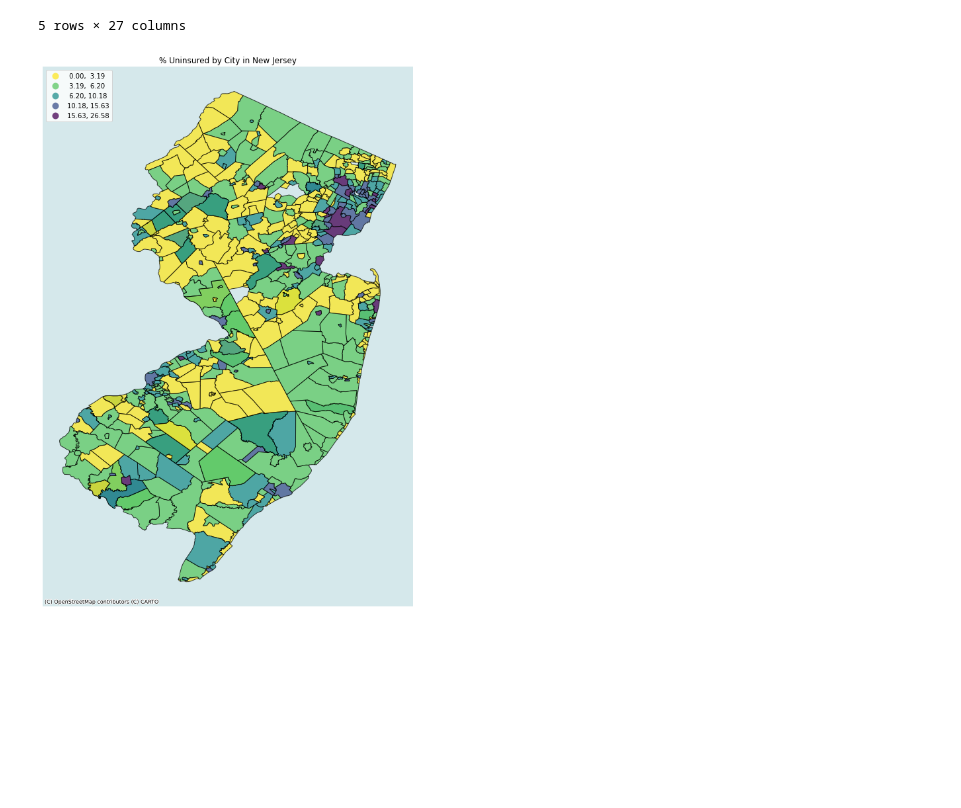
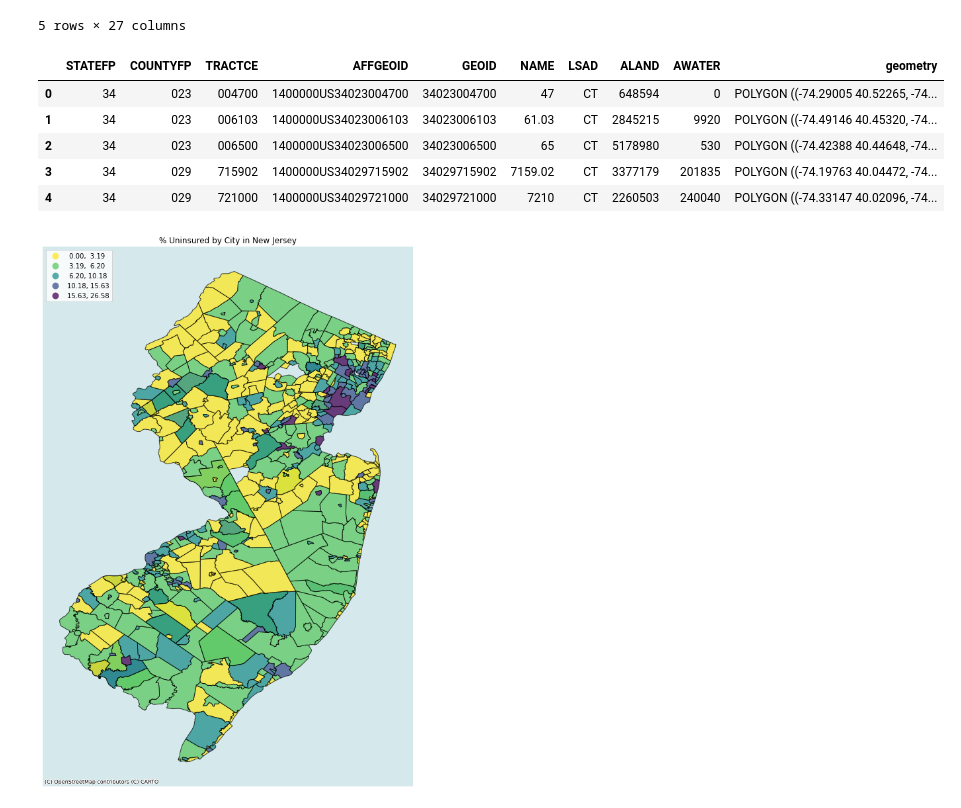
Before and after one commit to Myself1214/Pushing-P-Breakers, a Jupyter notebook: tobler_interpolation_test.ipynb, the cells around one changed output. Cells and saved outputs as stored; diff of their text form; code cells hidden in the pictures; blank space fills up the shorter version.

```diff
--- a/tobler_interpolation_test.ipynb
+++ b/tobler_interpolation_test.ipynb
@@ -175,6 +181,17 @@ df.head()
 | 3 | New Jersey | Hunterdon County | Union Township | 4.1 | 109577 | 4726 | ... |
 | 4 | New Jersey | Union County | Union Township | 5.2 | 95489 | 58355 | ... |
 5 rows × 27 columns
+# %%
+# Read in Census Tract Shape files
+tract = gpd.read_file('NJ Census Tract Shapefiles/cb_2018_34_tract_500k.shp')
+tract.head()
+# %% [output]
+|  | STATEFP | COUNTYFP | TRACTCE | AFFGEOID | GEOID | NAME | LSAD | ALAND | AWATER | geometry |
+| 0 | 34 | 023 | 004700 | 1400000US34023004700 | 34023004700 | 47 | CT | 648594 | 0 | POLYGON ((-74.29005 40.52265, -74... |
+| 1 | 34 | 023 | 006103 | 1400000US34023006103 | 34023006103 | 61.03 | CT | 2845215 | 9920 | POLYGON ((-74.49146 40.45320, -74... |
+| 2 | 34 | 023 | 006500 | 1400000US34023006500 | 34023006500 | 65 | CT | 5178980 | 530 | POLYGON ((-74.42388 40.44648, -74... |
+| 3 | 34 | 029 | 715902 | 1400000US34029715902 | 34029715902 | 7159.02 | CT | 3377179 | 201835 | POLYGON ((-74.19763 40.04472, -74... |
+| 4 | 34 | 029 | 721000 | 1400000US34029721000 | 34029721000 | 7210 | CT | 2260503 | 240040 | POLYGON ((-74.33147 40.02096, -74... |
 # %%
 # Set up figure and a single axis
 f, ax = plt.subplots(1, figsize=(15, 15))
```
Also changed, not shown: parts of 10 cells of this notebook, 13 other files.
